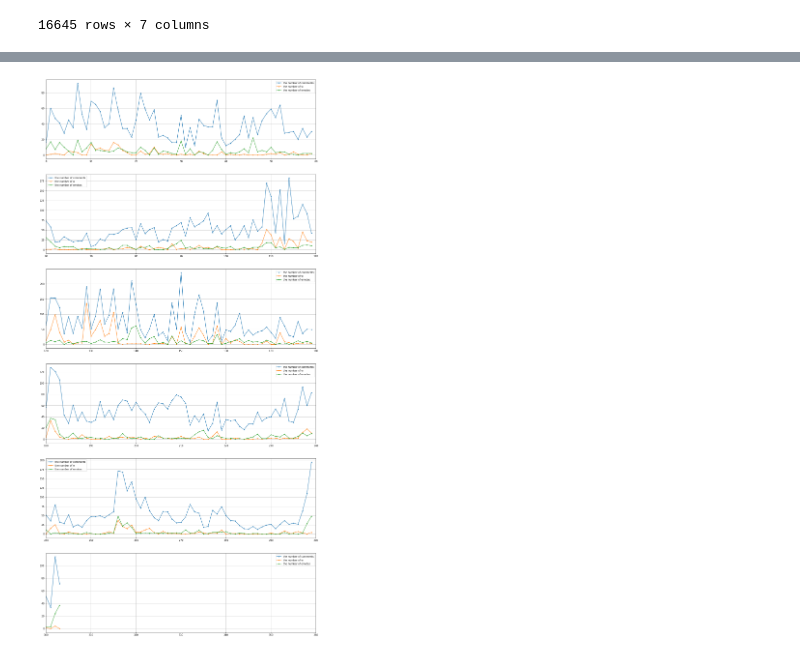
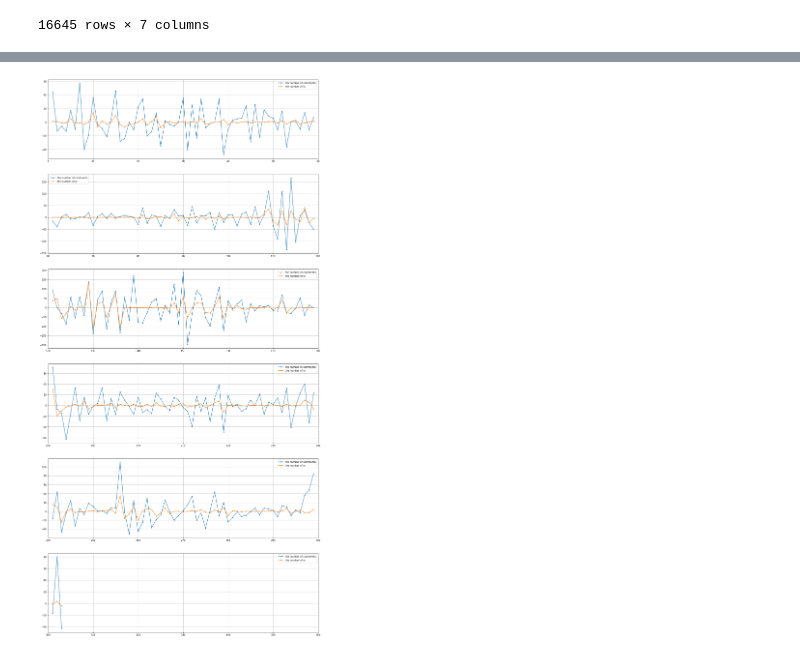
Before and after one commit to k4nekom/VisuaLive, a Jupyter notebook: analysis/work/spygre_analysis.ipynb, the cells around one changed output, grey strips where cells are left out. Saved outputs shown, nothing was run; the diff lists cells and outputs as text; code cells hidden in the pictures.

Commit message:
グラフの変更 変化、変化率のグラフを追加 グラフに項目を追加（スタンプ以外のコメント数、草の数）

```diff
--- a/analysis/work/spygre_analysis.ipynb
+++ b/analysis/work/spygre_analysis.ipynb
@@ -27,7 +28,13 @@ df['commented_min']  = df['commented_min'] .astype(int)
 df['has_w'] = df['comment'].apply(lambda x : 1if (x[-1] == 'w') or (x[-1] == 'W') or (x[-1] == 'ｗ') or (x[-1] == 'W') or (x[-1] ==  '草') else 0)
+# %%
+# コメント末尾が草
+df['has_kusa'] = df['comment'].apply(lambda x : 1if (x[-1] ==  '草') else 0)
 # %%
 # スタンプ
 df['is_emoticon_enc'] = df['is_emoticon'].apply(lambda x : 1 if x else 0)
+# %%
+# スタンプ以外のコメント
+df['not_emoticon_enc'] = df['is_emoticon'].apply(lambda x : 0 if x else 1)
 # %%
 display(df)
 # %% [output]
@@ -44,3 +51,34 @@ display(df)
 | 16643 | 16643 | 18233.234 | お疲れ様です！また楽しみです！ spygeaZz spygeaZz... | True | 303 | 0 | 1 |
 | 16644 | 16644 | 18234.362 | spygeaZz spygeaZz spygeaZz spygeaTy | True | 303 | 0 | 1 |
 16645 rows × 7 columns
+# %%
+# 最後のコメントが投稿された時間（分）
+last_commented_minutes = df.iat[-1, 4]
+
+# グラフの個数は、last_commented_minutesを使い動的に指定。60分ごとにグラフを描画。
+graph_number = last_commented_minutes // 60  + 1
+
+# figsizeはgraph_numberを使い動的に指定。グラフ１つあたり(20,7)を割り当てる。
+fig, ax = plt.subplots(graph_number, 1, figsize=(20,  graph_number * 7))
+
+for first_index in range(0, last_commented_minutes + 1, 60):
+    # x軸の値　コメントが投稿された時間（分刻み）
+    x = df.groupby('commented_min').count().iloc[first_index : first_index + 60].index
+
+    # 1分間あたりのコメント数のグラフ
+    ax[(first_index + 1) // 60].plot(x, df.groupby('commented_min').count().iloc[first_index : first_index + 60].id.values, marker=".", label='the number of comments')
+
+    # 1分間あたりの'w'、'草'の数のグラフ
+    ax[(first_index + 1) // 60].plot(x, df.groupby('commented_min').sum().iloc[first_index : first_index + 60].has_w.values, marker=".",label='the number of w, kusa')
+     # 1分間あたりの'草'の数のグラフ
+    ax[(first_index + 1) // 60].plot(x, df.groupby('commented_min').sum().iloc[first_index : first_index + 60].has_kusa.values, marker=".",label='the number of kusa')
+
+    # 1分間あたりのスタンプの数のグラフ
+    ax[(first_index + 1) // 60].plot(x, df.groupby('commented_min').sum().iloc[first_index : first_index + 60].is_emoticon_enc.values, marker=".", label='the number of emotes')
+    # 1分間あたりのスタンプ以外のコメント数のグラフ
+    ax[(first_index + 1) // 60].plot(x, df.groupby('commented_min').sum().iloc[first_index : first_index + 60].not_emoticon_enc.values, marker=".", label='the number of text')
+
+    ax[(first_index + 1) // 60].grid(axis='both')
+    ax[(first_index + 1) // 60].set_xlim(first_index, first_index + 60)
+    ax[(first_index + 1) // 60].legend()
+plt.show()
@@ -47,27 +87,27 @@ display(df)
 # %%
 # 最後のコメントが投稿された時間（分）
 last_commented_minutes = df.iat[-1, 4]
 
 # グラフの個数は、last_commented_minutesを使い動的に指定。60分ごとにグラフを描画。
 graph_number = last_commented_minutes // 60  + 1
 
 # figsizeはgraph_numberを使い動的に指定。グラフ１つあたり(20,7)を割り当てる。
 fig, ax = plt.subplots(graph_number, 1, figsize=(20,  graph_number * 7))
 
 for first_index in range(0, last_commented_minutes + 1, 60):
     # x軸の値　コメントが投稿された時間（分刻み）
     x = df.groupby('commented_min').count().iloc[first_index : first_index + 60].index
 
     # 1分間あたりのコメント数のグラフ
-    ax[(first_index + 1) // 60].plot(x, df.groupby('commented_min').count().iloc[first_index : first_index + 60].id.values, marker=".", label='the number of comments')
+    ax[(first_index + 1) // 60].plot(x, df.groupby('commented_min').count().iloc[first_index : first_index + 60].diff().id.values, marker=".", label='the number of comments')
     # 1分間あたりの'w'、'草'の数のグラフ
-    ax[(first_index + 1) // 60].plot(x, df.groupby('commented_min').sum().iloc[first_index : first_index + 60].has_w.values, marker=".",label='the number of w')
+    ax[(first_index + 1) // 60].plot(x, df.groupby('commented_min').sum().iloc[first_index : first_index + 60].diff().has_w.values, marker=".",label='the number of w')
     # 1分間あたりのスタンプの数のグラフ
-    ax[(first_index + 1) // 60].plot(x, df.groupby('commented_min').sum().iloc[first_index : first_index + 60].is_emoticon_enc.values, marker=".", label='the number of emotes')
+    #ax[(first_index + 1) // 60].plot(x, df.groupby('commented_min').sum().iloc[first_index : first_index + 60].diff().is_emoticon_enc.values, marker=".", label='the number of emotes')
 
     ax[(first_index + 1) // 60].grid(axis='both')
     ax[(first_index + 1) // 60].set_xlim(first_index, first_index + 60)
     ax[(first_index + 1) // 60].legend()
 plt.show()
 # %% [output]
-[figure, old version]
+[figure, new version]
```
Also changed, not shown: parts of 4 cells of this notebook.
